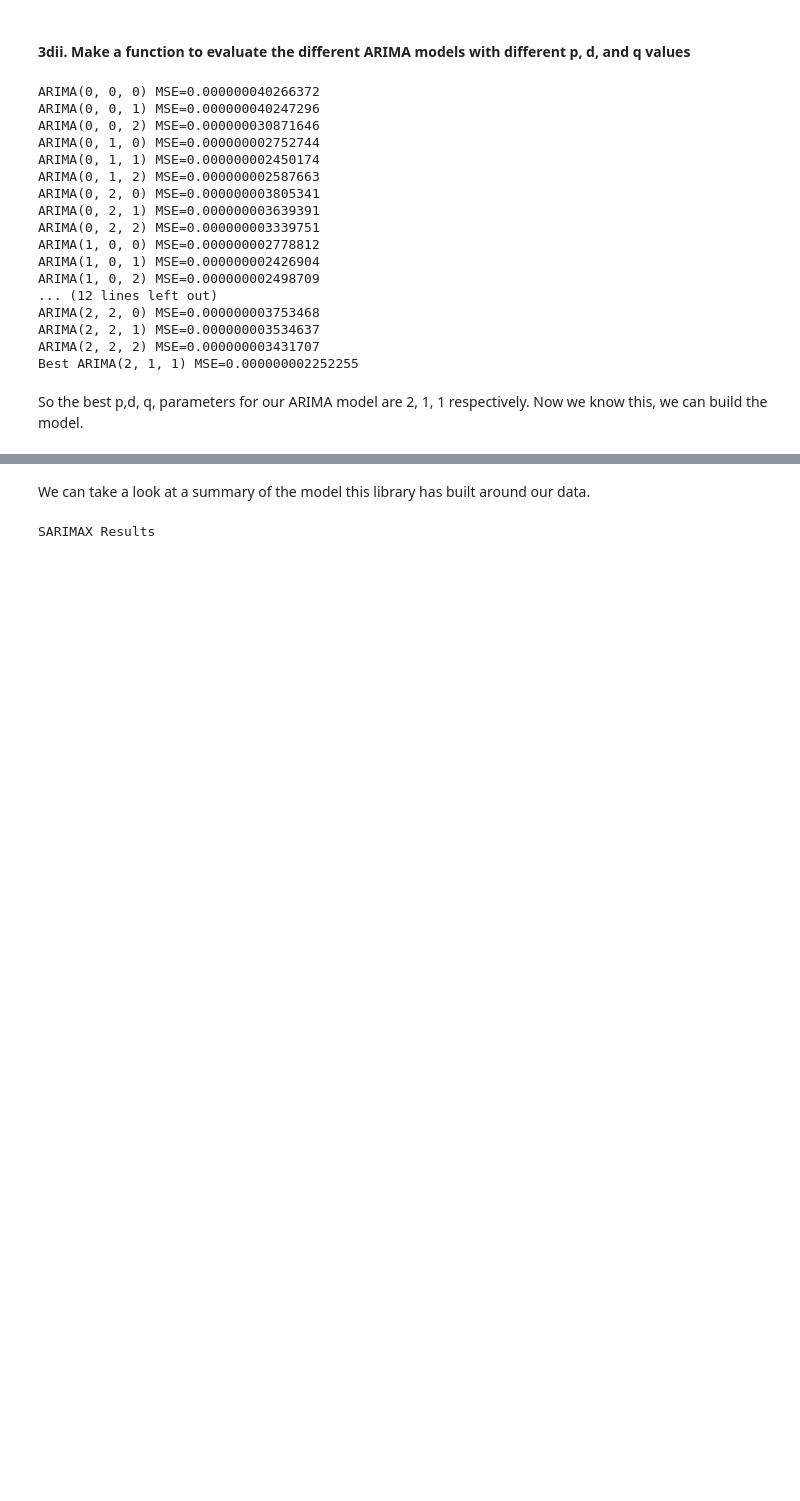
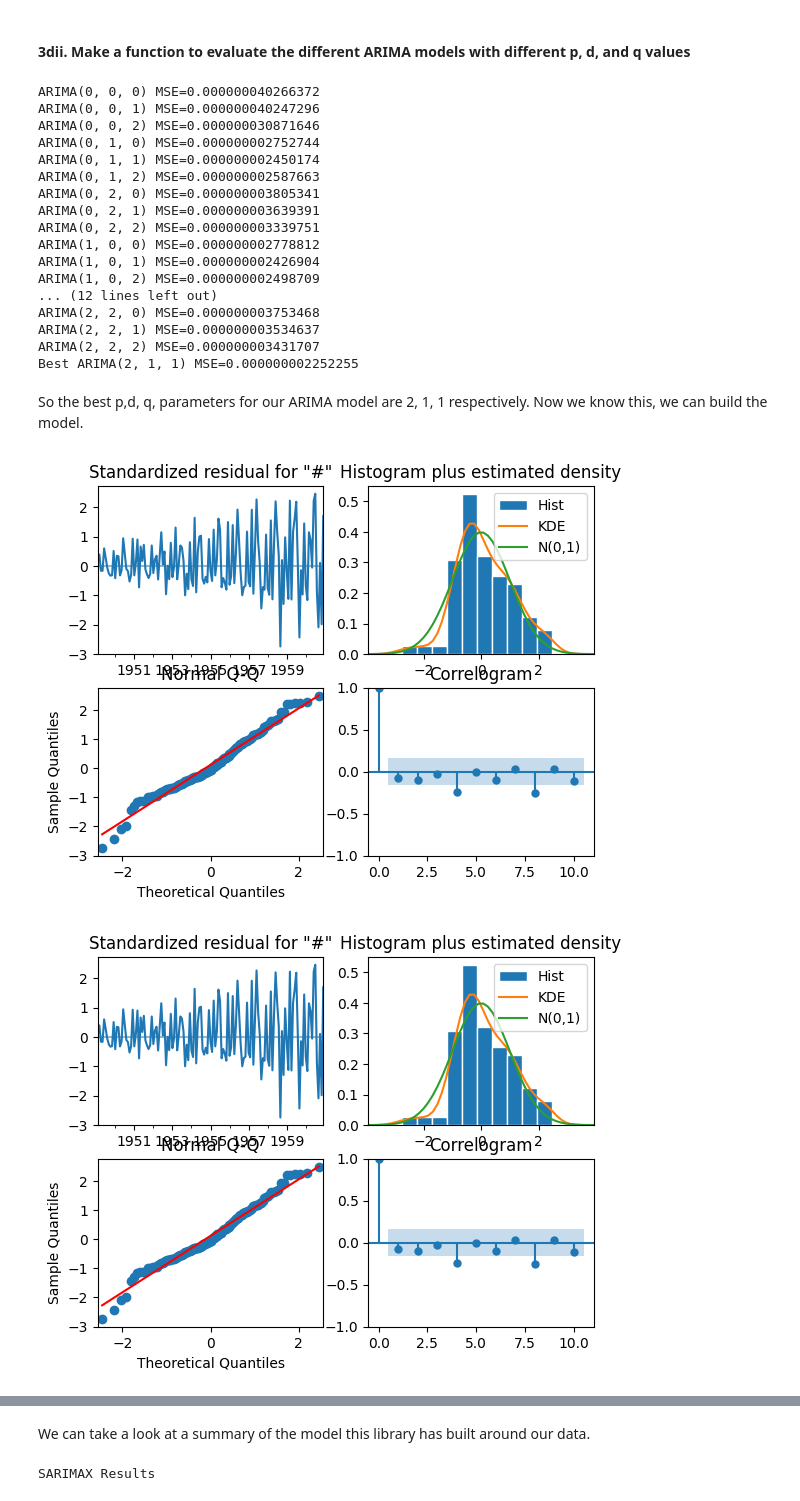
Before and after one commit to Gardenialover/dsc, a Jupyter notebook: unit 32.1 cowboy/Cowboys&CigrettesCaseStudy/Cowboy Cigarettes Case Study - Tier 3.ipynb, the cells around one changed output, grey strips where cells are left out. Cells and saved outputs as stored; diff of their text form; code cells hidden in the pictures; blank space fills up the shorter version.

```diff
--- a/unit 32.1 cowboy/Cowboys&CigrettesCaseStudy/Cowboy Cigarettes Case Study - Tier 3.ipynb
+++ b/unit 32.1 cowboy/Cowboys&CigrettesCaseStudy/Cowboy Cigarettes Case Study - Tier 3.ipynb
@@ -412,13 +419,12 @@ Best ARIMA(2, 1, 1) MSE=0.000000002252255
 So the best p,d, q, parameters for our ARIMA model are 2, 1, 1 respectively. Now we know this, we can build the model.
 # %%
 from statsmodels.tsa.arima.model import ARIMA
-# predictions = list()
-# model= ARIMA(y_log, order = (2,1,1))
-# results = model.fit()
 
-# yhat= results.forecast(24)[0]
-# predictions.append(yhat)
 p,d,q = (2,1,1)
 model = ARIMA(y_log, order=(p,d,q))
 model_fit = model.fit()
-forecast = model_fit.forecast(24)
+#check the model fits
+model_fit.plot_diagnostics()
+# %% [output]
+[figure, added]
+[figure, added]
```
Also changed, not shown: parts of 7 cells of this notebook.
